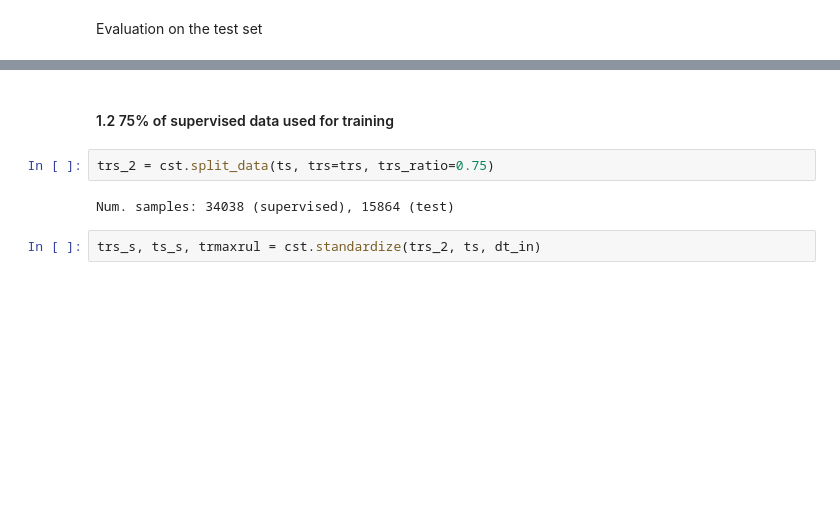
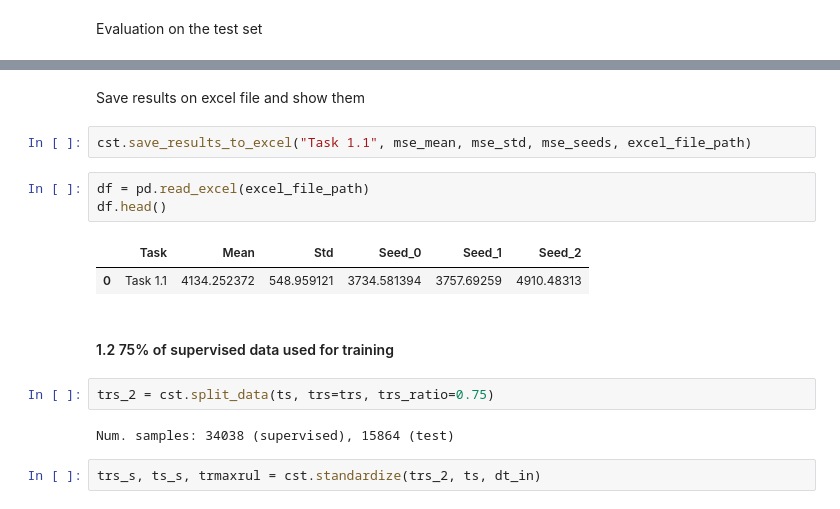
Before and after one commit to giorgiapavani/AI-in-Industry, a Jupyter notebook: notebooks/Project.ipynb, the cells around one changed output, grey strips where cells are left out. Drawn from its saved outputs; the diff is of its cells as text; blank space fills up the shorter version.

```diff
--- a/notebooks/Project.ipynb
+++ b/notebooks/Project.ipynb
@@ -209,3 +279,13 @@ cst.plot_results(mse_seeds, mse_mean, mse_std)
+# %% [markdown]
+Save results on excel file and show them
+# %%
+cst.save_results_to_excel("Task 1.1", mse_mean, mse_std, mse_seeds, excel_file_path)
+# %%
+df = pd.read_excel(excel_file_path)
+df.head()
+# %% [output]
+|  | Task | Mean | Std | Seed_0 | Seed_1 | Seed_2 |
+| 0 | Task 1.1 | 4134.252372 | 548.959121 | 3734.581394 | 3757.69259 | 4910.48313 |
 # %% [markdown]
 #### 1.2 75% of supervised data used for training
 # %%
```
Also changed, not shown: parts of 14 cells of this notebook, 12 other files.
